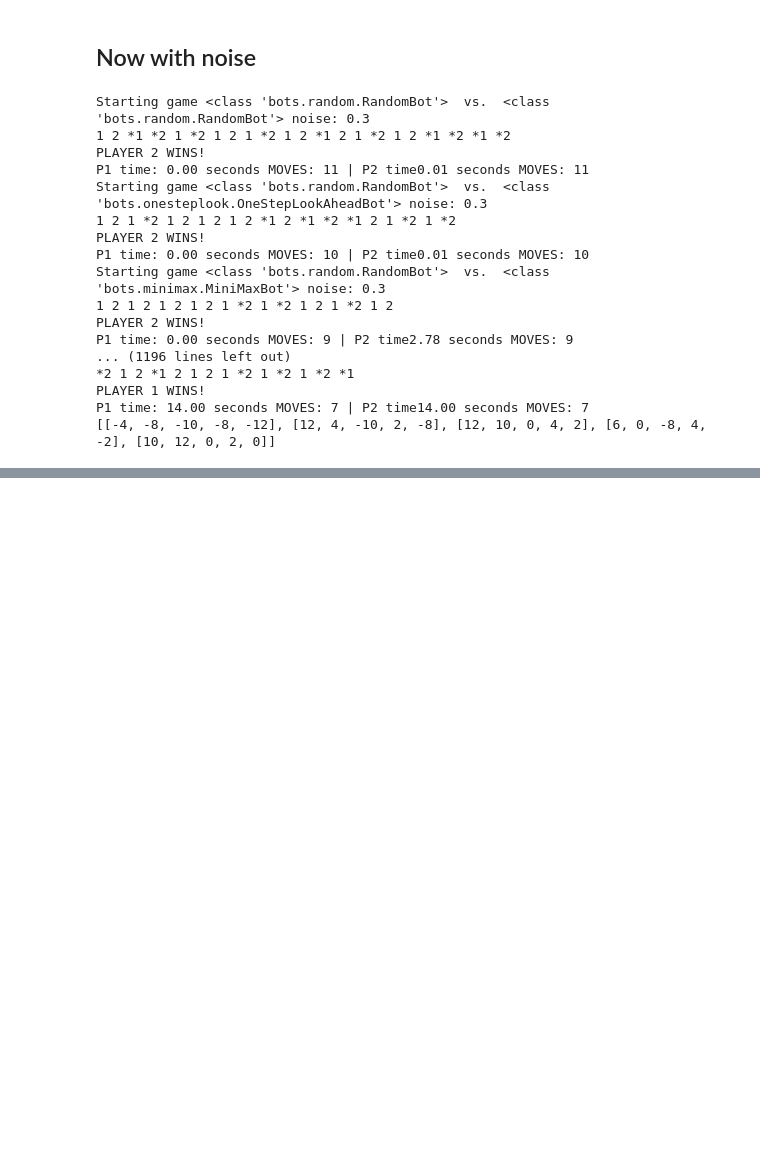
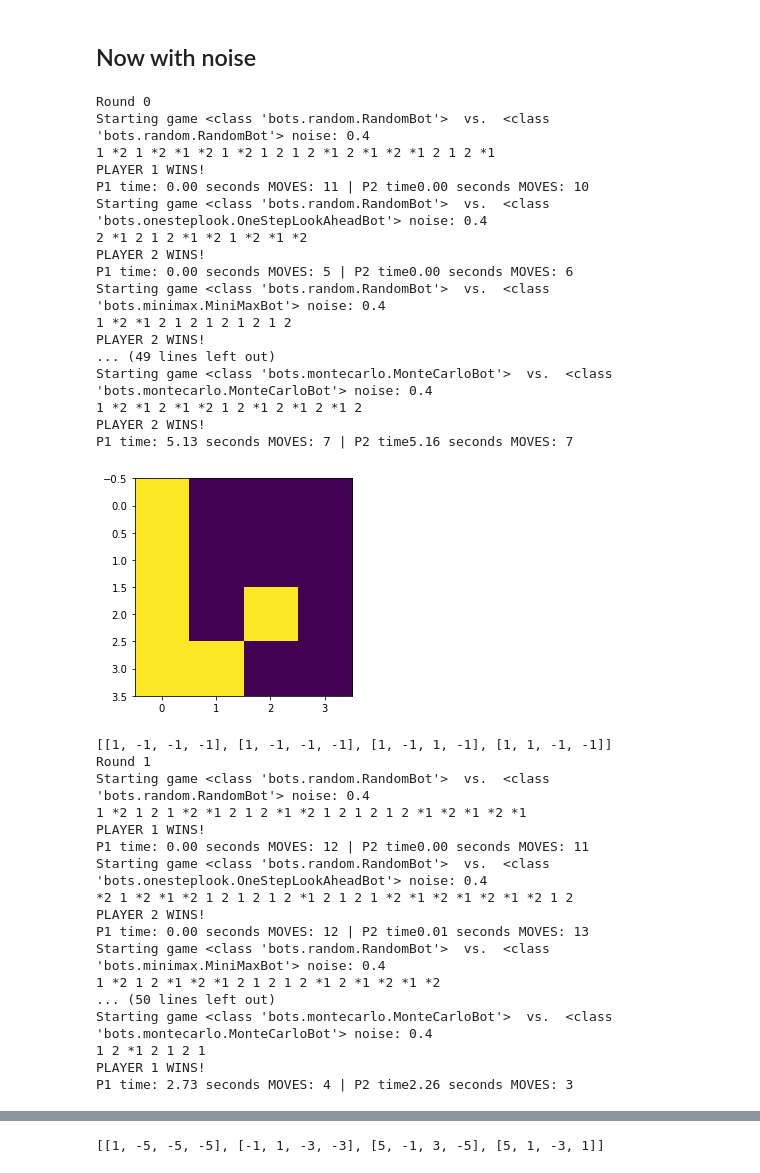
Before and after one commit to boazbk/connect-4-multiagents, a Jupyter notebook: test_bots.ipynb, the cells around one changed output, grey strips where cells are left out. Cells and saved outputs as stored; diff of their text form; code cells hidden in the pictures; blank space fills up the shorter version.

```diff
--- a/test_bots.ipynb
+++ b/test_bots.ipynb
@@ -125,35 +176,55 @@ plt.show()
 # %% [markdown]
 ## Now with noise
 # %%
-REPETITION = 8
 scores = [[0 for i in range(len(bot_map))] for j in range(len(bot_map))]
-NOISE = 0.3
 for k in range(REPETITIONS):
+    print(f"Round {k}")
     for i,p1class in enumerate(bot_map.values()):
         for j,p2class in enumerate(bot_map.values()):
             p1 = p1class(Board.PLAYER1_PIECE)
             p2 = p2class(Board.PLAYER2_PIECE)
             winner = connect4(p1,p2,False, noise= NOISE)
             if winner==1:
                 scores[i][j] += 1
             elif winner==2:
                 scores[i][j] -= 1
+    scores_noise = np.asarray(scores)/(k+1)
+    plt.imshow(scores_noise)
+    plt.show()
     print(scores)
 # %% [output]
-Starting game <class 'bots.random.RandomBot'>  vs.  <class 'bots.random.RandomBot'> noise: 0.3
-1 2 *1 *2 1 *2 1 2 1 *2 1 2 *1 2 1 *2 1 2 *1 *2 *1 *2
+Round 0
+Starting game <class 'bots.random.RandomBot'>  vs.  <class 'bots.random.RandomBot'> noise: 0.4
+1 *2 1 *2 *1 *2 1 *2 1 2 1 2 *1 2 *1 *2 *1 2 1 2 *1
+PLAYER 1 WINS!
+P1 time: 0.00 seconds MOVES: 11 | P2 time0.00 seconds MOVES: 10
+Starting game <class 'bots.random.RandomBot'>  vs.  <class 'bots.onesteplook.OneStepLookAheadBot'> noise: 0.4
+2 *1 2 1 2 *1 *2 1 *2 *1 *2
 PLAYER 2 WINS!
-P1 time: 0.00 seconds MOVES: 11 | P2 time0.01 seconds MOVES: 11
-Starting game <class 'bots.random.RandomBot'>  vs.  <class 'bots.onesteplook.OneStepLookAheadBot'> noise: 0.3
-1 2 1 *2 1 2 1 2 1 2 *1 2 *1 *2 *1 2 1 *2 1 *2
+P1 time: 0.00 seconds MOVES: 5 | P2 time0.00 seconds MOVES: 6
+Starting game <class 'bots.random.RandomBot'>  vs.  <class 'bots.minimax.MiniMaxBot'> noise: 0.4
+1 *2 *1 2 1 2 1 2 1 2 1 2
 PLAYER 2 WINS!
-P1 time: 0.00 seconds MOVES: 10 | P2 time0.01 seconds MOVES: 10
-Starting game <class 'bots.random.RandomBot'>  vs.  <class 'bots.minimax.MiniMaxBot'> noise: 0.3
-1 2 1 2 1 2 1 2 1 *2 1 *2 1 2 1 *2 1 2
+... (49 lines left out)
+Starting game <class 'bots.montecarlo.MonteCarloBot'>  vs.  <class 'bots.montecarlo.MonteCarloBot'> noise: 0.4
+1 *2 *1 2 *1 *2 1 2 *1 2 *1 2 *1 2
 PLAYER 2 WINS!
-P1 time: 0.00 seconds MOVES: 9 | P2 time2.78 seconds MOVES: 9
-... (1196 lines left out)
-*2 1 2 *1 2 1 2 1 *2 1 *2 1 *2 *1
-PLAYER 1 WINS!
-P1 time: 14.00 seconds MOVES: 7 | P2 time14.00 seconds MOVES: 7
-[[-4, -8, -10, -8, -12], [12, 4, -10, 2, -8], [12, 10, 0, 4, 2], [6, 0, -8, 4, -2], [10, 12, 0, 2, 0]]
+P1 time: 5.13 seconds MOVES: 7 | P2 time5.16 seconds MOVES: 7
+[figure, added]
+[[1, -1, -1, -1], [1, -1, -1, -1], [1, -1, 1, -1], [1, 1, -1, -1]]
+Round 1
+Starting game <class 'bots.random.RandomBot'>  vs.  <class 'bots.random.RandomBot'> noise: 0.4
+1 *2 1 2 1 *2 *1 2 1 2 *1 *2 1 2 1 2 1 2 *1 *2 *1 *2 *1
+PLAYER 1 WINS!
+P1 time: 0.00 seconds MOVES: 12 | P2 time0.00 seconds MOVES: 11
+Starting game <class 'bots.random.RandomBot'>  vs.  <class 'bots.onesteplook.OneStepLookAheadBot'> noise: 0.4
+*2 1 *2 *1 *2 1 2 1 2 1 2 *1 2 1 2 1 *2 *1 *2 *1 *2 *1 *2 1 2
+PLAYER 2 WINS!
+P1 time: 0.00 seconds MOVES: 12 | P2 time0.01 seconds MOVES: 13
+Starting game <class 'bots.random.RandomBot'>  vs.  <class 'bots.minimax.MiniMaxBot'> noise: 0.4
+1 *2 1 2 *1 *2 *1 2 1 2 1 2 *1 2 *1 *2 *1 *2
+... (50 lines left out)
+Starting game <class 'bots.montecarlo.MonteCarloBot'>  vs.  <class 'bots.montecarlo.MonteCarloBot'> noise: 0.4
+1 2 *1 2 1 2 1
+PLAYER 1 WINS!
+P1 time: 2.73 seconds MOVES: 4 | P2 time2.26 seconds MOVES: 3
@@ -160,3 +286,4 @@ P1 time: 14.00 seconds MOVES: 7 | P2 time14.00 seconds MOVES: 7
+[[1, -5, -5, -5], [-1, 1, -3, -3], [5, -1, 3, -5], [5, 1, -3, 1]]
 # %%
 scores_noise = np.asarray(scores)/REPETITIONS
 print(scores_noise)
```
Also changed, not shown: parts of 15 cells of this notebook.
